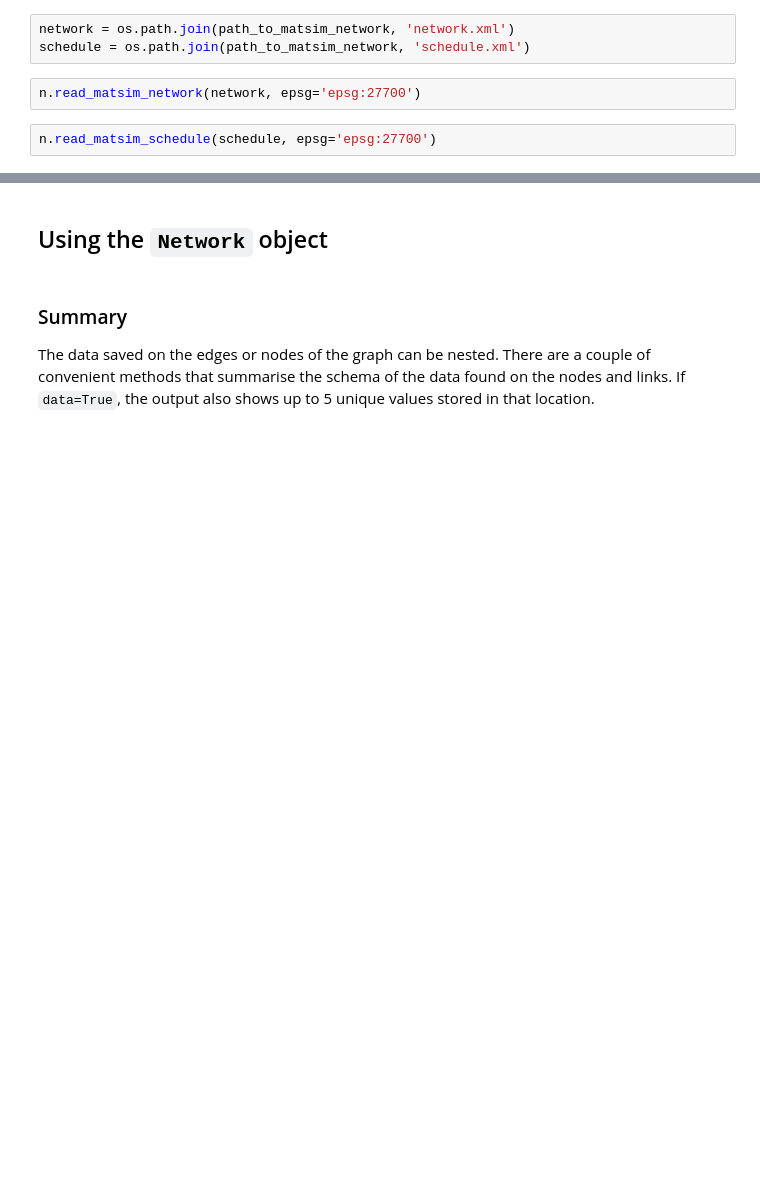
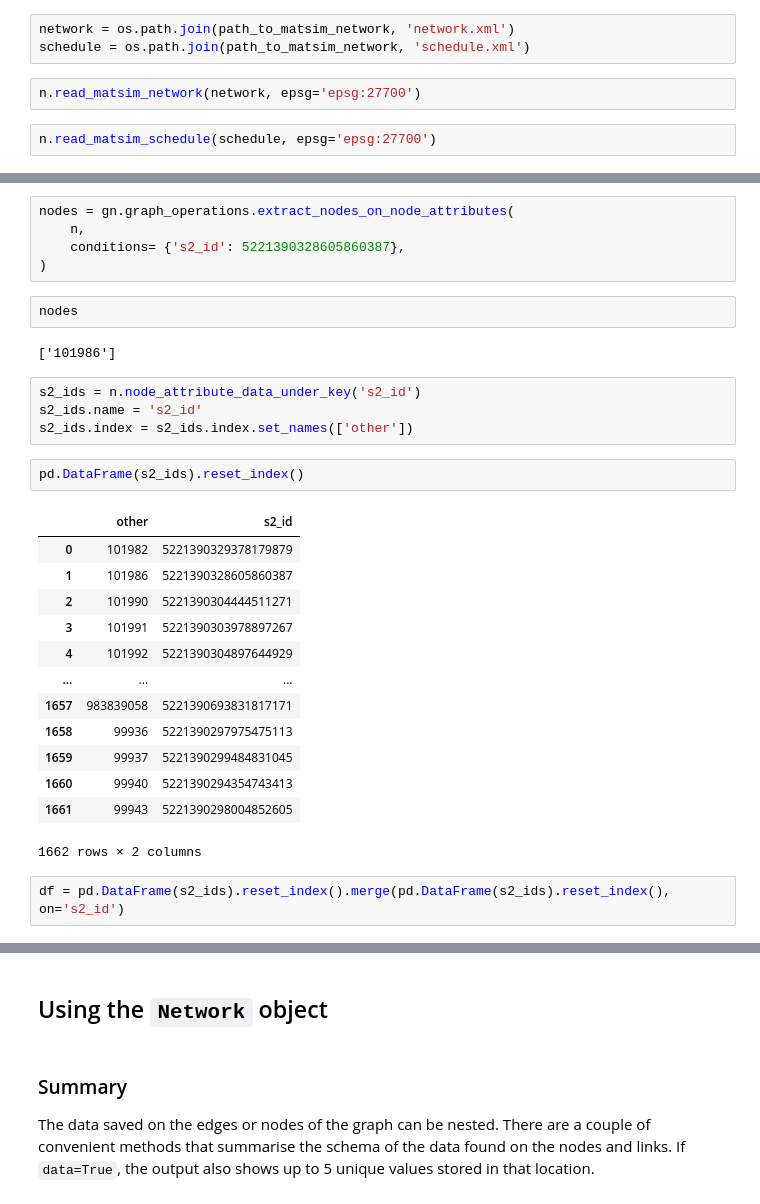
Before and after one commit to arup-group/genet, a Jupyter notebook: notebooks/GeNet walk-through.ipynb, the cells around one changed output, grey strips where cells are left out. Saved outputs shown, nothing was run; the diff lists cells and outputs as text; blank space fills up the shorter version.

```diff
--- a/notebooks/GeNet walk-through.ipynb
+++ b/notebooks/GeNet walk-through.ipynb
@@ -42,0 +116,31 @@ Number of unique routes: 520
+# %%
+nodes = gn.graph_operations.extract_nodes_on_node_attributes(
+    n,
+    conditions= {'s2_id': 5221390328605860387},
+)
+# %%
+nodes
+# %% [output]
+['101986']
+# %%
+s2_ids = n.node_attribute_data_under_key('s2_id')
+s2_ids.name = 's2_id'
+s2_ids.index = s2_ids.index.set_names(['other'])
+# %%
+pd.DataFrame(s2_ids).reset_index()
+# %% [output]
+|  | other | s2_id |
+| 0 | 101982 | 5221390329378179879 |
+| 1 | 101986 | 5221390328605860387 |
+| 2 | 101990 | 5221390304444511271 |
+| 3 | 101991 | 5221390303978897267 |
+| 4 | 101992 | 5221390304897644929 |
+| ... | ... | ... |
+| 1657 | 983839058 | 5221390693831817171 |
+| 1658 | 99936 | 5221390297975475113 |
+| 1659 | 99937 | 5221390299484831045 |
+| 1660 | 99940 | 5221390294354743413 |
+| 1661 | 99943 | 5221390298004852605 |
+1662 rows × 2 columns
+# %%
+df = pd.DataFrame(s2_ids).reset_index().merge(pd.DataFrame(s2_ids).reset_index(), on='s2_id')
```
Also changed, not shown: parts of 20 cells of this notebook, 2 other files.
